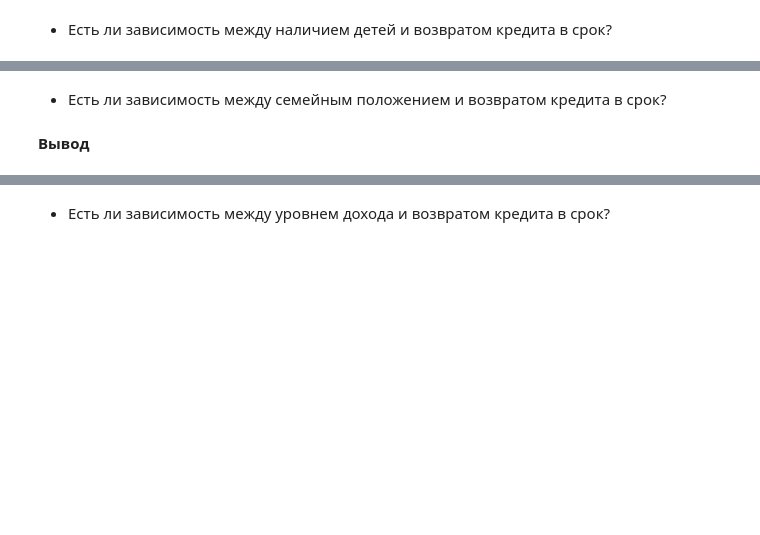
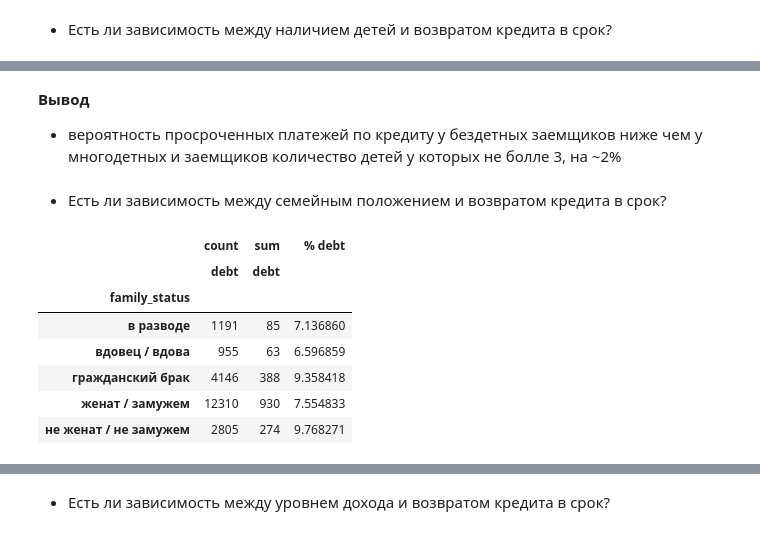
Before and after one commit to parabatareek/DataAnalyst, a Jupyter notebook: Projects/Project 3 - Исследование надёжности заёмщиков/Project 3 - Исследование надёжности заёмщиков 1.0.ipynb, the cells around one changed output, grey strips where cells are left out. Cells and saved outputs as stored; diff of their text form; code cells hidden in the pictures; blank space fills up the shorter version.

Commit message:
Project 3 - Исследование надежности заемщиков + все пункты задания выполнены

```diff
--- a/Projects/Project 3 - Исследование надёжности заёмщиков/Project 3 - Исследование надёжности заёмщиков 1.0.ipynb
+++ b/Projects/Project 3 - Исследование надёжности заёмщиков/Project 3 - Исследование надёжности заёмщиков 1.0.ipynb
@@ -241,0 +297,12 @@ print(data.shape)
+# %%
+for lem_purpose in ['недвижимость', 'жилье', 'автомобиль', 'свадьба', 'образование']:
+    for _ in range(len(data)):
+        if lem_purpose in data.loc[_, 'purpose']:
+            data.loc[_, 'purpose'] = lem_purpose
+# %%
+data['purpose'] = data['purpose'].replace(to_replace='образование  \n',
+                                          value='образование').\
+                                  replace(to_replace='жилье',
+                                          value='недвижимость')
+# %%
+data['purpose'] = data['purpose'].astype('category')
@@ -245,0 +352,8 @@ print(data.shape)
+# %%
+for _ in range(len(data)):
+    if data.loc[_, 'children'] == 0: data.loc[_, 'cat_children'] = 'бездетный'
+    elif 1 <= data.loc[_, 'children'] <= 3: data.loc[_, 'cat_children'] = 'не более 3 детей'
+    else: data.loc[_, 'cat_children'] = 'многодетный'
+
+
+data['cat_children'] = data['cat_children'].astype('category')
@@ -252,4 +409,18 @@ print(data.shape)
+# %% [markdown]
+**Вывод**
+- вероятность просроченных платежей по кредиту у бездетных заемщиков ниже чем у многодетных и заемщиков количество детей у которых не болле 3, на ~2%
 # %% [markdown]
 - Есть ли зависимость между семейным положением и возвратом кредита в срок?
-# %% [markdown]
-**Вывод**
+# %%
+family_pivot = data.pivot_table(values='debt', index='family_status', aggfunc=['count', 'sum'])
+family_pivot['% debt'] = family_pivot['sum'] / family_pivot['count'] * 100
+display(family_pivot)
+# %% [output]
+|  | count | sum | % debt |
+|  | debt | debt |  |
+| family_status |  |  |  |
+| в разводе | 1191 | 85 | 7.136860 |
+| вдовец / вдова | 955 | 63 | 6.596859 |
+| гражданский брак | 4146 | 388 | 9.358418 |
+| женат / замужем | 12310 | 930 | 7.554833 |
+| не женат / не замужем | 2805 | 274 | 9.768271 |
```
Also changed, not shown: parts of 46 cells of this notebook.
